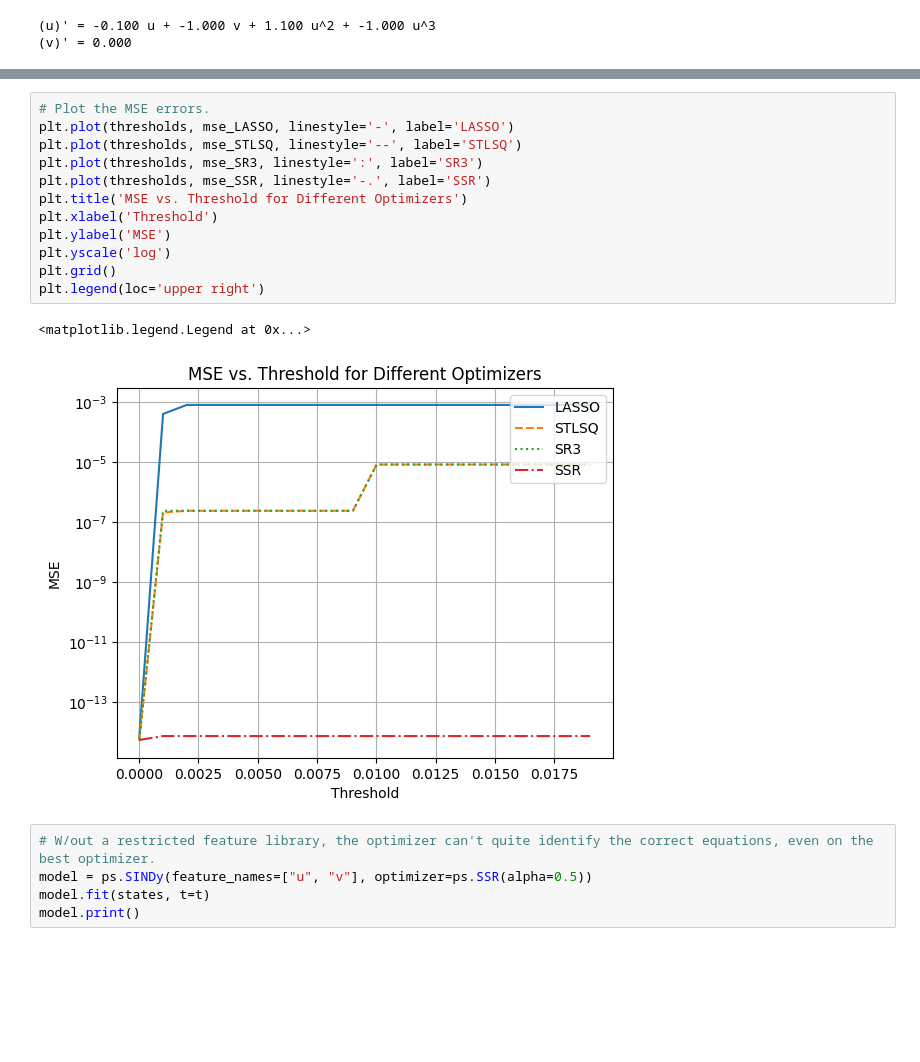
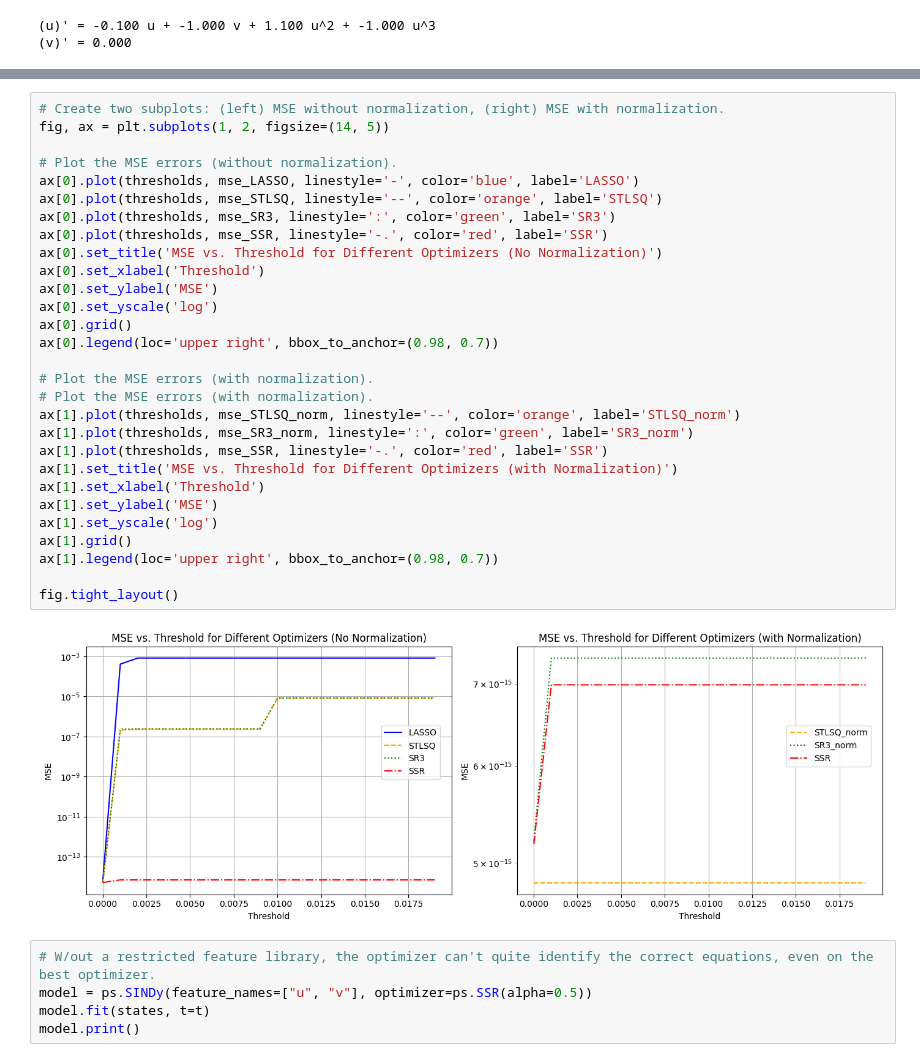
Before and after one commit to cswelch/SINDy-for-Cardiac-Electrophysiology, a Jupyter notebook: SINDy_FHN.ipynb, the cells around one changed output, grey strips where cells are left out. Drawn from its saved outputs; the diff is of its cells as text; blank space fills up the shorter version.

Commit message:
Added comparison between optimizers with and without column normalization.

```diff
--- a/SINDy_FHN.ipynb
+++ b/SINDy_FHN.ipynb
@@ -212,18 +236,34 @@ for thresh in thresholds:
-# %%
-# Plot the MSE errors.
-plt.plot(thresholds, mse_LASSO, linestyle='-', label='LASSO')
-plt.plot(thresholds, mse_STLSQ, linestyle='--', label='STLSQ')
-plt.plot(thresholds, mse_SR3, linestyle=':', label='SR3')
-plt.plot(thresholds, mse_SSR, linestyle='-.', label='SSR')
-plt.title('MSE vs. Threshold for Different Optimizers')
-plt.xlabel('Threshold')
-plt.ylabel('MSE')
-plt.yscale('log')
-plt.grid()
-plt.legend(loc='upper right')
-# %% [output]
-<matplotlib.legend.Legend at 0x...>
-[figure, removed]
+# %%
+# Create two subplots: (left) MSE without normalization, (right) MSE with normalization.
+fig, ax = plt.subplots(1, 2, figsize=(14, 5))
+
+# Plot the MSE errors (without normalization).
+ax[0].plot(thresholds, mse_LASSO, linestyle='-', color='blue', label='LASSO')
+ax[0].plot(thresholds, mse_STLSQ, linestyle='--', color='orange', label='STLSQ')
+ax[0].plot(thresholds, mse_SR3, linestyle=':', color='green', label='SR3')
+ax[0].plot(thresholds, mse_SSR, linestyle='-.', color='red', label='SSR')
+ax[0].set_title('MSE vs. Threshold for Different Optimizers (No Normalization)')
+ax[0].set_xlabel('Threshold')
+ax[0].set_ylabel('MSE')
+ax[0].set_yscale('log')
+ax[0].grid()
+ax[0].legend(loc='upper right', bbox_to_anchor=(0.98, 0.7))
+
+# Plot the MSE errors (with normalization).
+# Plot the MSE errors (with normalization).
+ax[1].plot(thresholds, mse_STLSQ_norm, linestyle='--', color='orange', label='STLSQ_norm')
+ax[1].plot(thresholds, mse_SR3_norm, linestyle=':', color='green', label='SR3_norm')
+ax[1].plot(thresholds, mse_SSR, linestyle='-.', color='red', label='SSR')
+ax[1].set_title('MSE vs. Threshold for Different Optimizers (with Normalization)')
+ax[1].set_xlabel('Threshold')
+ax[1].set_ylabel('MSE')
+ax[1].set_yscale('log')
+ax[1].grid()
+ax[1].legend(loc='upper right', bbox_to_anchor=(0.98, 0.7))
+
+fig.tight_layout()
+# %% [output]
+[figure, added]
 # %%
 # W/out a restricted feature library, the optimizer can't quite identify the correct equations, even on the best optimizer.
 model = ps.SINDy(feature_names=["u", "v"], optimizer=ps.SSR(alpha=0.5))
```
Also changed, not shown: parts of 1 cell of this notebook.
